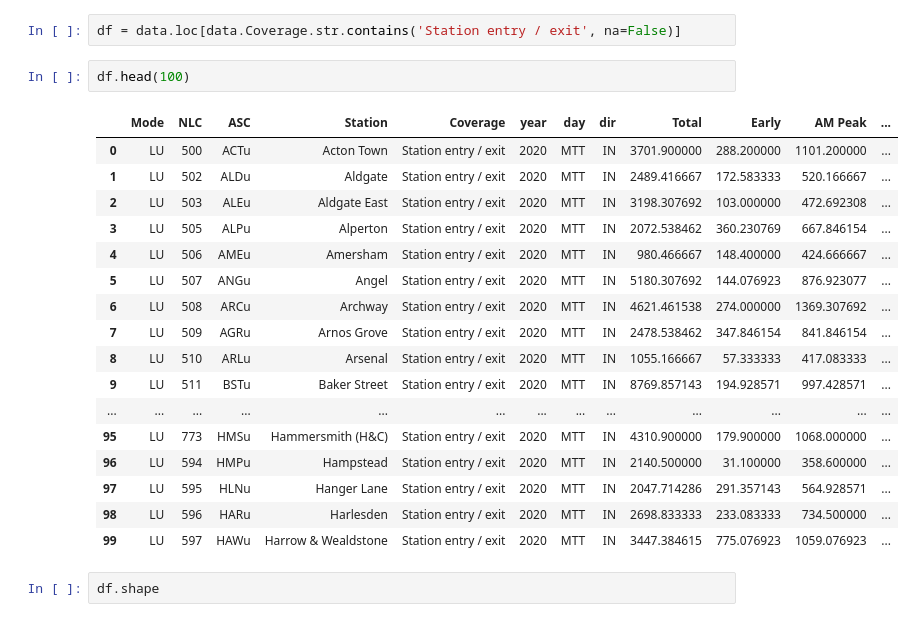
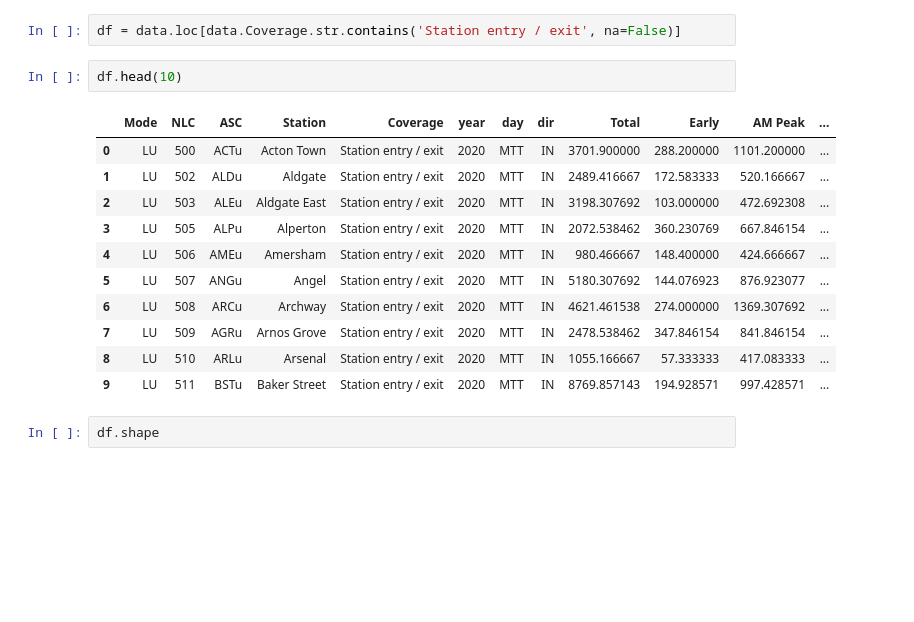
Before and after one commit to chidike10/Towards-a-Tube-Twin-passenger-forecasting-project, a Jupyter notebook: twin_tube.ipynb, the cells around one changed output. Drawn from its saved outputs; the diff is of its cells as text; blank space fills up the shorter version.

```diff
--- a/twin_tube.ipynb
+++ b/twin_tube.ipynb
@@ -128,25 +144,19 @@ dtype: int64
 # %%
 df = data.loc[data.Coverage.str.contains('Station entry / exit', na=False)]
 # %%
-df.head(100)
+df.head(10)
 # %% [output]
 |  | Mode | NLC | ASC | Station | Coverage | year | day | dir | Total | Early | AM Peak | ... |
 | 0 | LU | 500 | ACTu | Acton Town | Station entry / exit | 2020 | MTT | IN | 3701.900000 | 288.200000 | 1101.200000 | ... |
 | 1 | LU | 502 | ALDu | Aldgate | Station entry / exit | 2020 | MTT | IN | 2489.416667 | 172.583333 | 520.166667 | ... |
 | 2 | LU | 503 | ALEu | Aldgate East | Station entry / exit | 2020 | MTT | IN | 3198.307692 | 103.000000 | 472.692308 | ... |
 | 3 | LU | 505 | ALPu | Alperton | Station entry / exit | 2020 | MTT | IN | 2072.538462 | 360.230769 | 667.846154 | ... |
 | 4 | LU | 506 | AMEu | Amersham | Station entry / exit | 2020 | MTT | IN | 980.466667 | 148.400000 | 424.666667 | ... |
 | 5 | LU | 507 | ANGu | Angel | Station entry / exit | 2020 | MTT | IN | 5180.307692 | 144.076923 | 876.923077 | ... |
 | 6 | LU | 508 | ARCu | Archway | Station entry / exit | 2020 | MTT | IN | 4621.461538 | 274.000000 | 1369.307692 | ... |
 | 7 | LU | 509 | AGRu | Arnos Grove | Station entry / exit | 2020 | MTT | IN | 2478.538462 | 347.846154 | 841.846154 | ... |
 | 8 | LU | 510 | ARLu | Arsenal | Station entry / exit | 2020 | MTT | IN | 1055.166667 | 57.333333 | 417.083333 | ... |
 | 9 | LU | 511 | BSTu | Baker Street | Station entry / exit | 2020 | MTT | IN | 8769.857143 | 194.928571 | 997.428571 | ... |
-| ... | ... | ... | ... | ... | ... | ... | ... | ... | ... | ... | ... | ... |
-| 95 | LU | 773 | HMSu | Hammersmith (H&C) | Station entry / exit | 2020 | MTT | IN | 4310.900000 | 179.900000 | 1068.000000 | ... |
-| 96 | LU | 594 | HMPu | Hampstead | Station entry / exit | 2020 | MTT | IN | 2140.500000 | 31.100000 | 358.600000 | ... |
-| 97 | LU | 595 | HLNu | Hanger Lane | Station entry / exit | 2020 | MTT | IN | 2047.714286 | 291.357143 | 564.928571 | ... |
-| 98 | LU | 596 | HARu | Harlesden | Station entry / exit | 2020 | MTT | IN | 2698.833333 | 233.083333 | 734.500000 | ... |
-| 99 | LU | 597 | HAWu | Harrow & Wealdstone | Station entry / exit | 2020 | MTT | IN | 3447.384615 | 775.076923 | 1059.076923 | ... |
 # %%
 df.shape
 # %% [output]
```
Also changed, not shown: parts of 34 cells of this notebook.
